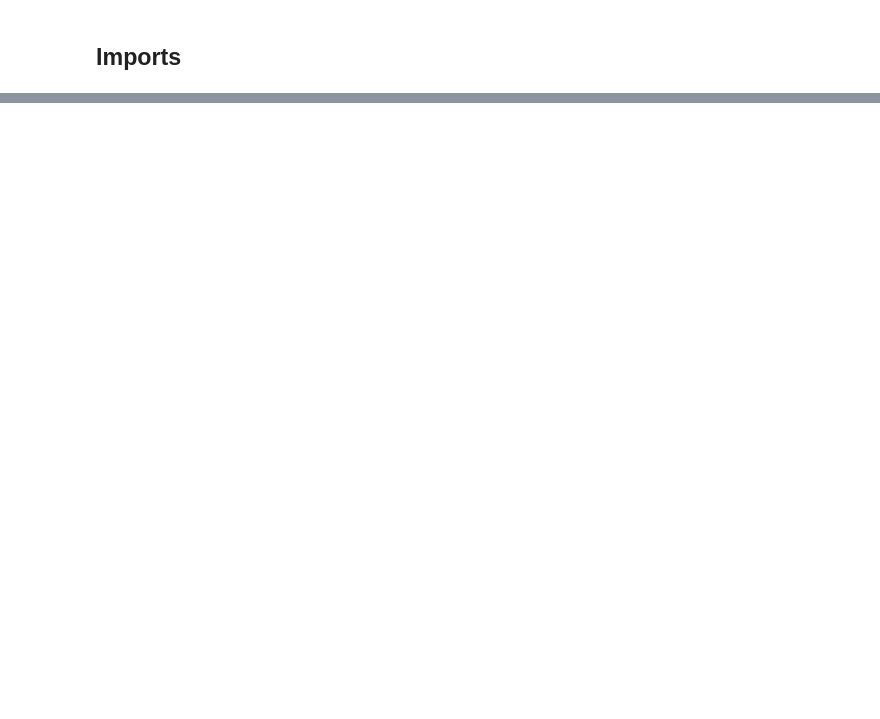
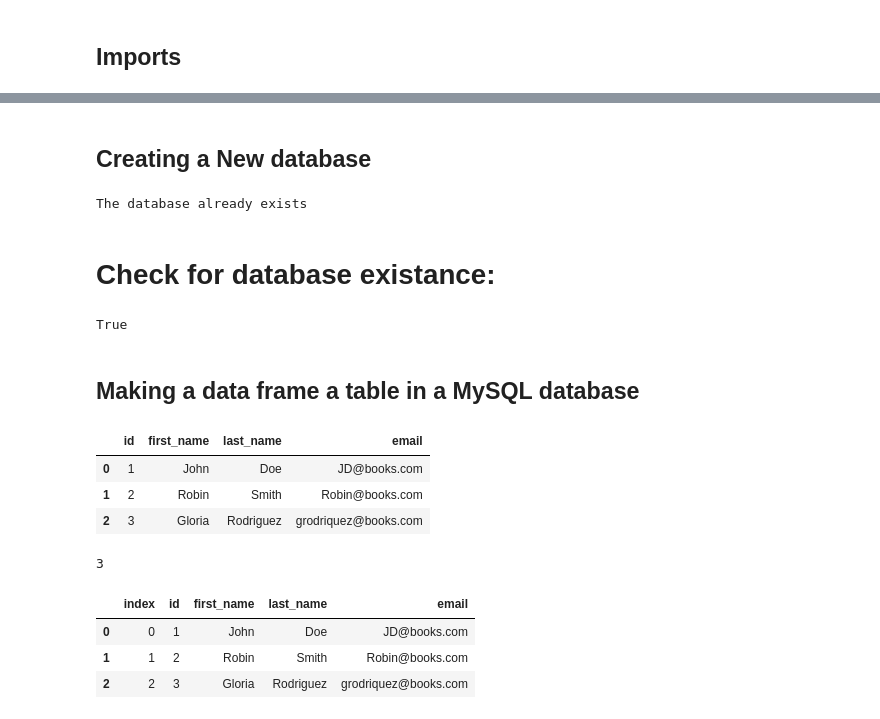
Before and after one commit to JoeBwonKenobi/Books-Core, a Jupyter notebook: Book core Assignment.ipynb, the cells around one changed output, grey strips where cells are left out. Saved outputs shown, nothing was run; the diff lists cells and outputs as text; code cells hidden in the pictures; blank space fills up the shorter version.

```diff
--- a/Book core Assignment.ipynb
+++ b/Book core Assignment.ipynb
@@ -26,0 +22,39 @@ cd = pd.read_csv('',sep='\t', low_memory = False)
+# %% [markdown]
+## **Creating a New database**
+# %%
+if database_exists(connection_str) == False:
+  create_database(connection_str)
+else:
+  print('The database already exists')
+# %% [output]
+The database already exists
+# %% [markdown]
+# Check for database existance:
+# %%
+database_exists(connection_str)
+# %% [output]
+True
+# %% [markdown]
+## **Making a data frame a table in a MySQL database**
+# %%
+user = pd.read_csv('https://docs.google.com/spreadsheets/d/1_c2WTx_eiH8pUM-PTgyt7T4aIl1A3Cp1ukPVPEijoYc/gviz/tq?tqx=out:csv&sheet=users')
+user.head()
+# %% [output]
+|  | id | first_name | last_name | email |
+| 0 | 1 | John | Doe | JD@books.com |
+| 1 | 2 | Robin | Smith | Robin@books.com |
+| 2 | 3 | Gloria | Rodriguez | grodriquez@books.com |
+# %%
+# Add Table:
+user.to_sql('user', engine, if_exists = 'replace')
+# %% [output]
+3
+# %%
+# Check Table:
+q = """SELECT * FROM user LIMIT 5;"""
+pd.read_sql(q, engine)
+# %% [output]
+|  | index | id | first_name | last_name | email |
+| 0 | 0 | 1 | John | Doe | JD@books.com |
+| 1 | 1 | 2 | Robin | Smith | Robin@books.com |
+| 2 | 2 | 3 | Gloria | Rodriguez | grodriquez@books.com |
```
Also changed, not shown: parts of 19 cells of this notebook, 1 other file.
